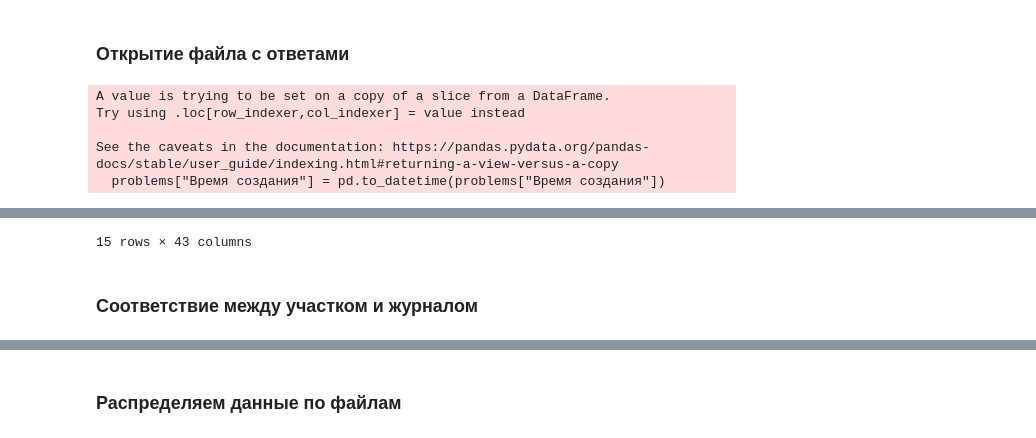
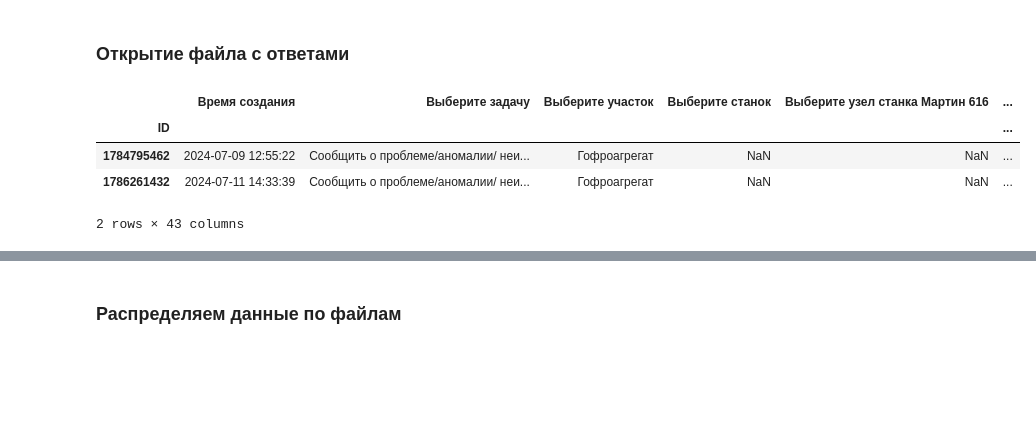
Before and after one commit to goryachev-maxim2003/kappa_rus_Task_Manager, a Jupyter notebook: Task Manager.ipynb, the cells around one changed output, grey strips where cells are left out. Saved outputs shown, nothing was run; the diff lists cells and outputs as text; code cells hidden in the pictures; blank space fills up the shorter version.

Commit message:
решена проблема с фото + была ошибка с 1 строкой в файле + особый случай с гофроаггрегатом > другое

```diff
--- a/Task Manager.ipynb
+++ b/Task Manager.ipynb
@@ -45,15 +86,24 @@ answers_file_name
 # %%
 text_fault	= "Сообщить о проблеме/аномалии/ неисправности"
 
 answers = pd.read_excel(answers_file_name, index_col="ID")
 # Удаление пустых столбцов
 problems = answers[answers["Выберите задачу"] == text_fault]
 
 problems["Время создания"] = pd.to_datetime(problems["Время создания"])
+# Изменяем ссылку на фото, чтобы была ссылка на общий яндекс диск
+def convert_link(link):
+    if pd.isna(link):
+        return np.nan
+    else:
+        splitted = link.split('%2F')
+        return f'{for_Task_Manager.loc["Ссылка на папку Yandex Froms на Yandex диске", "Значение"]}/{splitted[-2]}/{splitted[-1]}'
+
+problems["Вставьте фотографию"] = problems["Вставьте фотографию"].apply(convert_link)
 problems
 # %% [output]
+|  | Время создания | Выберите задачу | Выберите участок | Выберите станок | Выберите узел станка Мартин 616 | ... |
+| ID |  |  |  |  |  | ... |
+| 1784795462 | 2024-07-09 12:55:22 | Сообщить о проблеме/аномалии/ неи... | Гофроагрегат | NaN | NaN | ... |
+| 1786261432 | 2024-07-11 14:33:39 | Сообщить о проблеме/аномалии/ неи... | Гофроагрегат | NaN | NaN | ... |
-A value is trying to be set on a copy of a slice from a DataFrame.
-Try using .loc[row_indexer,col_indexer] = value instead
-
-See the caveats in the documentation: https://pandas.pydata.org/pandas-docs/stable/user_guide/indexing.html#returning-a-view-versus-a-copy
-  problems["Время создания"] = pd.to_datetime(problems["Время создания"])
+2 rows × 43 columns
@@ -77,3 +109,0 @@ See the caveats in the documentation: https://pandas.pydata.org/pandas-docs/stab
-15 rows × 43 columns
-# %% [markdown]
-### Соответствие между участком и журналом
```
Also changed, not shown: parts of 11 cells of this notebook, 1 other file.
